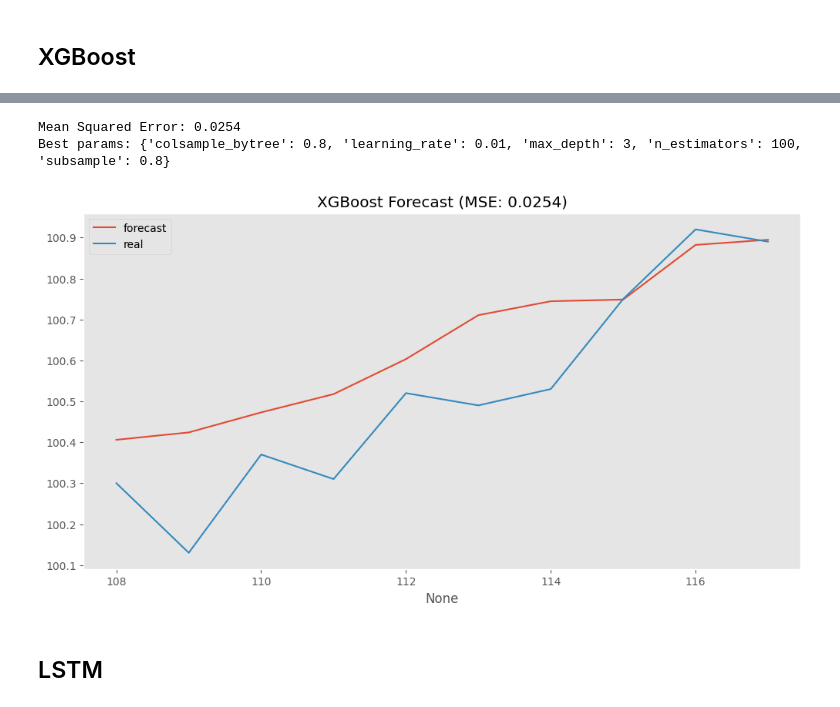
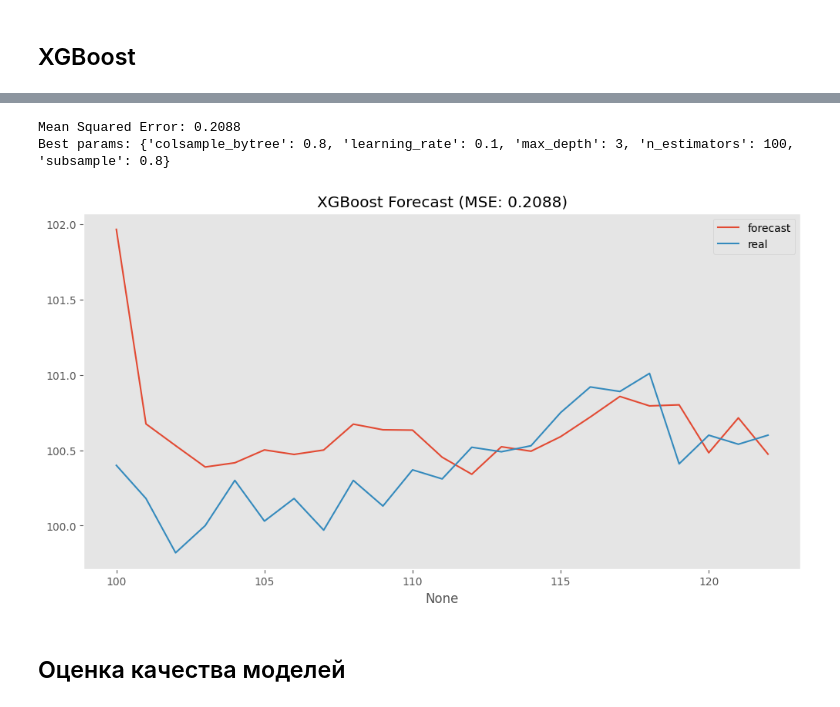
Before and after one commit to askarg/Diploma.-Inflation-model-using-PCA, a Jupyter notebook: stationary_models.ipynb, the cells around one changed output, grey strips where cells are left out. Cells and saved outputs as stored; diff of their text form; code cells hidden in the pictures.

```diff
--- a/stationary_models.ipynb
+++ b/stationary_models.ipynb
@@ -311,22 +282,22 @@ def create_features(df, target_col='inflation', n_lags=3, window_size=3):
     return df.dropna()
 # Загрузка данных
 raw_data = pd.read_csv('regional_data/infl_Российская_Федерация.csv')
-a_train = pd.DataFrame(raw_data.iloc[:105])
-a_test = pd.DataFrame(raw_data.iloc[105:])
+a_train = pd.DataFrame(raw_data.iloc[:97]['inflation'])
+a_test = pd.DataFrame(raw_data.iloc[97:]['inflation'])
 
 # Добавляем даты
-a_train['ds'] = pd.date_range(start='2014-01-01', freq='M', periods=105)
-a_test['ds'] = pd.date_range(start='2022-10-01', freq='M', periods=18)
+a_train['ds'] = pd.date_range(start='2014-01-01', freq='M', periods=97)
+a_test['ds'] = pd.date_range(start='2022-01-01', freq='M', periods=26)
 
 # Создаем фичи для train и test
 train_feats = create_features(a_train)
 test_feats = create_features(a_test)
 
 # Разделяем на X и y
-X_train_1 = train_feats.drop(columns=['inflation', 'ds', 'Date'])
+X_train_1 = train_feats.drop(columns=['inflation', 'ds'])
 y_train_1 = train_feats['inflation']
 
-X_test_1 = test_feats.drop(columns=['inflation', 'ds', 'Date'])
+X_test_1 = test_feats.drop(columns=['inflation', 'ds'])
 y_test_1 = test_feats['inflation']
 
 # Настройка кросс-валидации для временных рядов
@@ -335,35 +306,35 @@ tscv = TimeSeriesSplit(n_splits=3)
 param_grid = {
     'n_estimators': [100, 200],
     'max_depth': [3, 5],
     'learning_rate': [0.01, 0.1],
     'subsample': [0.8, 1.0],
     'colsample_bytree': [0.8, 1.0]
 }
 
 # Инициализация и обучение модели
 xgb_model = XGBRegressor(objective='reg:squarederror', random_state=42)
 grid_search = GridSearchCV(xgb_model, param_grid, cv=tscv, scoring='neg_mean_squared_error', n_jobs=-1)
 grid_search.fit(X_train_1, y_train_1)
 
 # Предсказание
 xgb_pred = grid_search.predict(X_test_1)
 
 # Оценка качества
 mse = mean_squared_error(y_test_1, xgb_pred)
 print(f"Mean Squared Error: {mse:.4f}")
 print(f"Best params: {grid_search.best_params_}")
 
 # Визуализация
 plt.figure(figsize=(12, 6))
 sb.lineplot(x=y_test_1.index, y=xgb_pred, label='forecast')
 y_test_1.plot(label='real')
 plt.title(f"XGBoost Forecast (MSE: {mse:.4f})")
 plt.legend()
 plt.grid()
 plt.show()
 # %% [output]
-Mean Squared Error: 0.0254
-Best params: {'colsample_bytree': 0.8, 'learning_rate': 0.01, 'max_depth': 3, 'n_estimators': 100, 'subsample': 0.8}
+Mean Squared Error: 0.2088
+Best params: {'colsample_bytree': 0.8, 'learning_rate': 0.1, 'max_depth': 3, 'n_estimators': 100, 'subsample': 0.8}
-[figure, old version]
+[figure, new version]
-# %% [markdown]
-## LSTM
+# %% [markdown]
+## Оценка качества моделей
```
Also changed, not shown: parts of 13 cells of this notebook, 20 other files.
